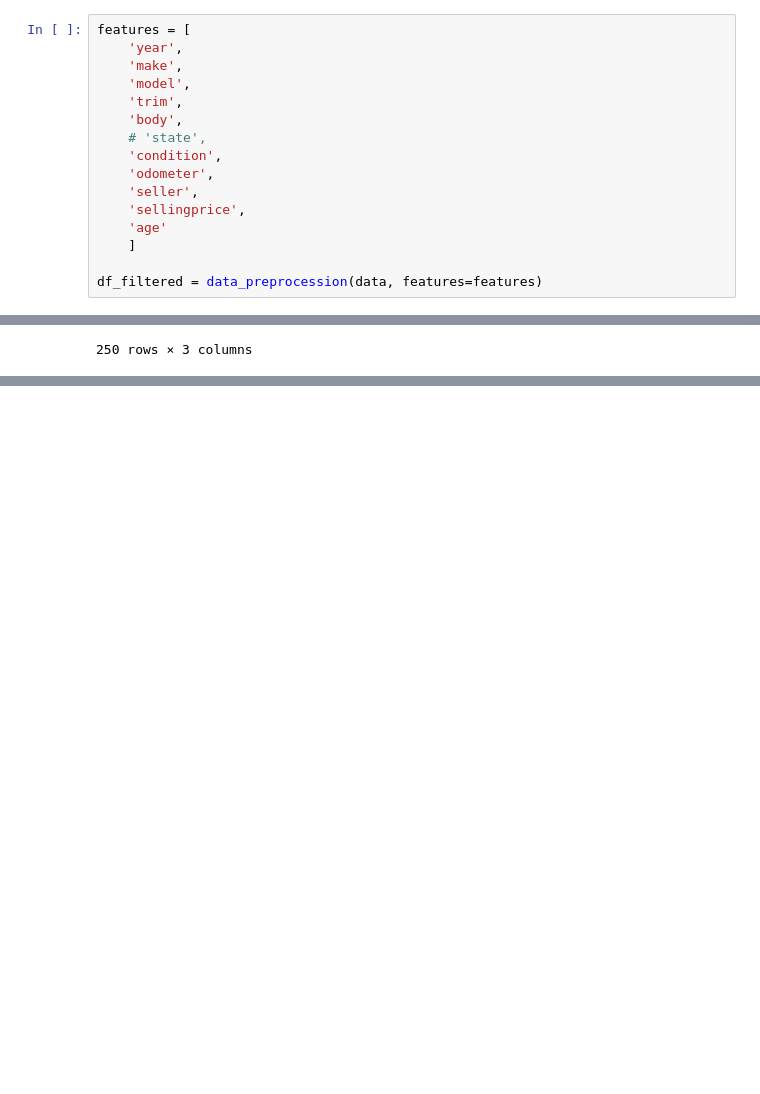
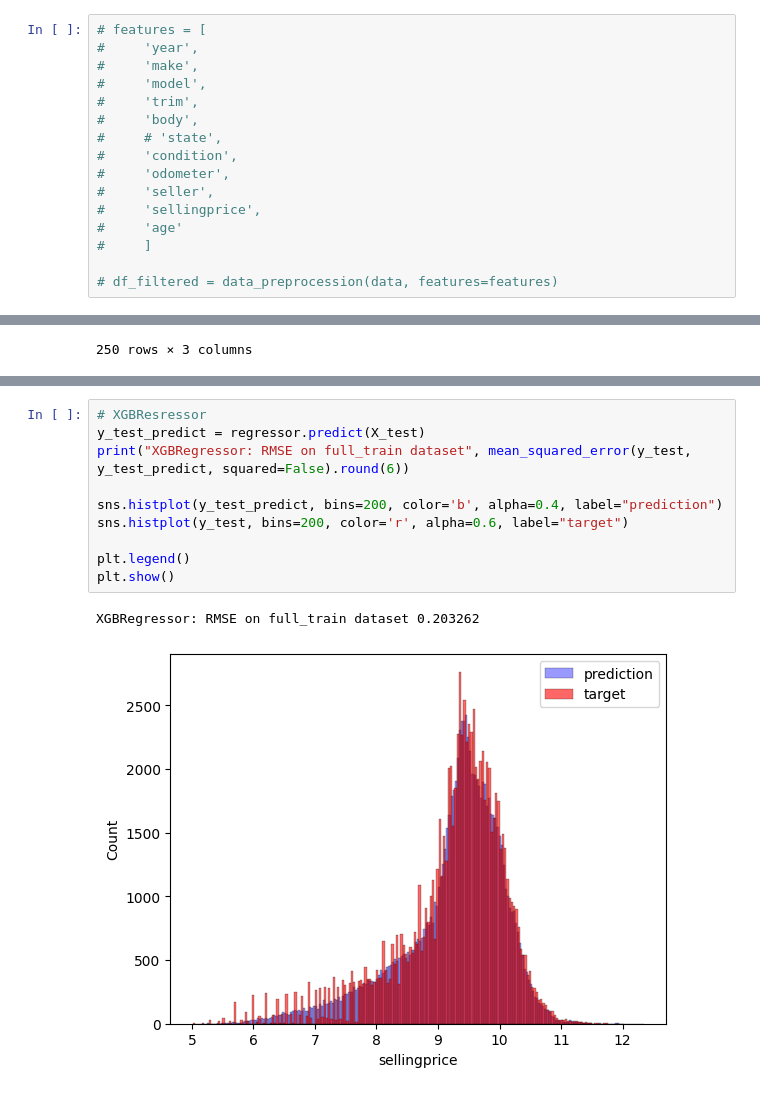
Before and after one commit to K0nkere/Car-prices-midterm, a Jupyter notebook: model-training-tuning.ipynb, the cells around one changed output, grey strips where cells are left out. Saved outputs shown, nothing was run; the diff lists cells and outputs as text; blank space fills up the shorter version.

```diff
--- a/model-training-tuning.ipynb
+++ b/model-training-tuning.ipynb
@@ -289,16 +297,16 @@ XGBoost Regressor
 # %%
-features = [
-    'year',
-    'make',
-    'model',
-    'trim',
-    'body',
-    # 'state',
-    'condition',
-    'odometer',
-    'seller',
-    'sellingprice',
-    'age'
-    ]
+# features = [
+#     'year',
+#     'make',
+#     'model',
+#     'trim',
+#     'body',
+#     # 'state',
+#     'condition',
+#     'odometer',
+#     'seller',
+#     'sellingprice',
+#     'age'
+#     ]
 
-df_filtered = data_preprocession(data, features=features)
+# df_filtered = data_preprocession(data, features=features)
@@ -711,0 +587,13 @@ print(mean_squared_error(y_test, y_test_predict, squared=False))
+# %%
+# XGBResressor
+y_test_predict = regressor.predict(X_test)
+print("XGBRegressor: RMSE on full_train dataset", mean_squared_error(y_test, y_test_predict, squared=False).round(6))
+
+sns.histplot(y_test_predict, bins=200, color='b', alpha=0.4, label="prediction")
+sns.histplot(y_test, bins=200, color='r', alpha=0.6, label="target")
+
+plt.legend()
+plt.show()
+# %% [output]
+XGBRegressor: RMSE on full_train dataset 0.203262
+[figure, added]
```
Also changed, not shown: parts of 29 cells of this notebook, 6 other files.
